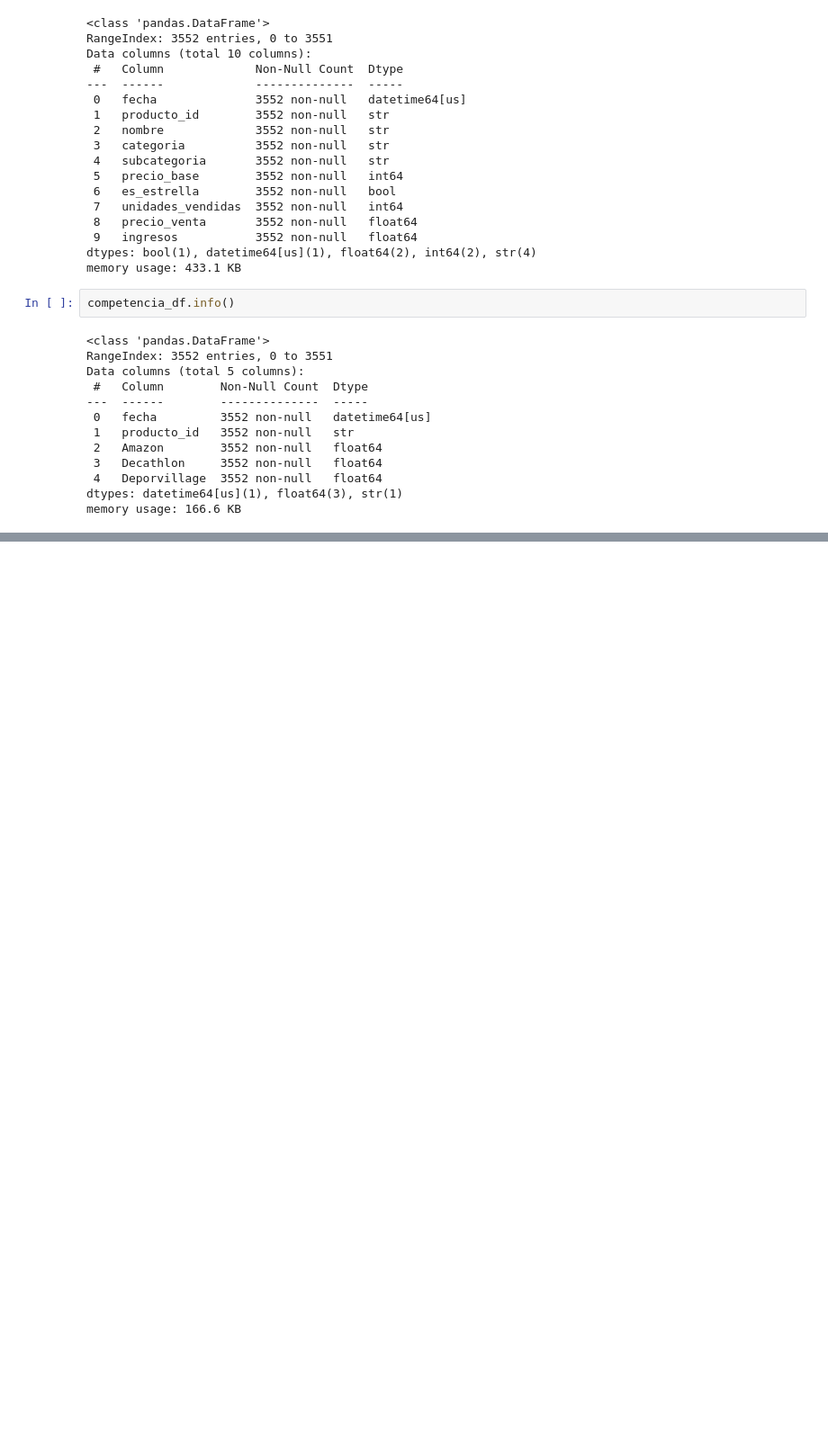
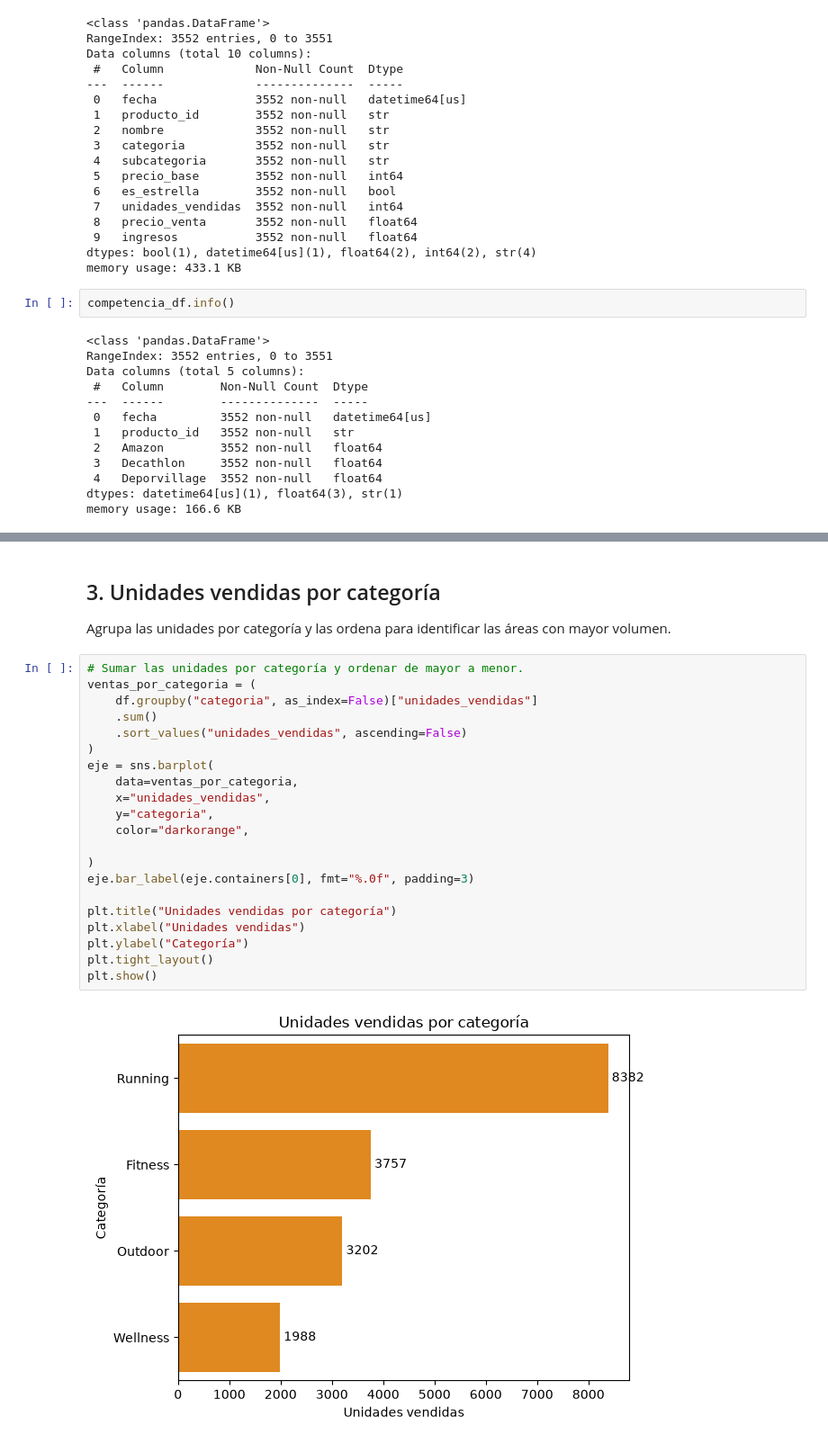
Before and after one commit to florenciaalmironfr-svg/prevision-ventes, a Jupyter notebook: notebooks/Entrenamiento.ipynb, the cells around one changed output, grey strips where cells are left out. Shown at 90% size. Saved outputs shown, nothing was run; the diff lists cells and outputs as text; blank space fills up the shorter version.

```diff
--- a/notebooks/Entrenamiento.ipynb
+++ b/notebooks/Entrenamiento.ipynb
@@ -238,0 +317,26 @@ Deporvillage    0
+# %% [markdown]
+## 3. Unidades vendidas por categoría
+Agrupa las unidades por categoría y las ordena para identificar las áreas con mayor volumen.
+# %%
+# Sumar las unidades por categoría y ordenar de mayor a menor.
+ventas_por_categoria = (
+    df.groupby("categoria", as_index=False)["unidades_vendidas"]
+    .sum()
+    .sort_values("unidades_vendidas", ascending=False)
+)
+eje = sns.barplot(
+    data=ventas_por_categoria,
+    x="unidades_vendidas",
+    y="categoria",
+    color="darkorange",
+
+)
+eje.bar_label(eje.containers[0], fmt="%.0f", padding=3)
+
+plt.title("Unidades vendidas por categoría")
+plt.xlabel("Unidades vendidas")
+plt.ylabel("Categoría")
+plt.tight_layout()
+plt.show()
+# %% [output]
+[figure, added]
```
Also changed, not shown: parts of 10 cells of this notebook, 1 other file.
